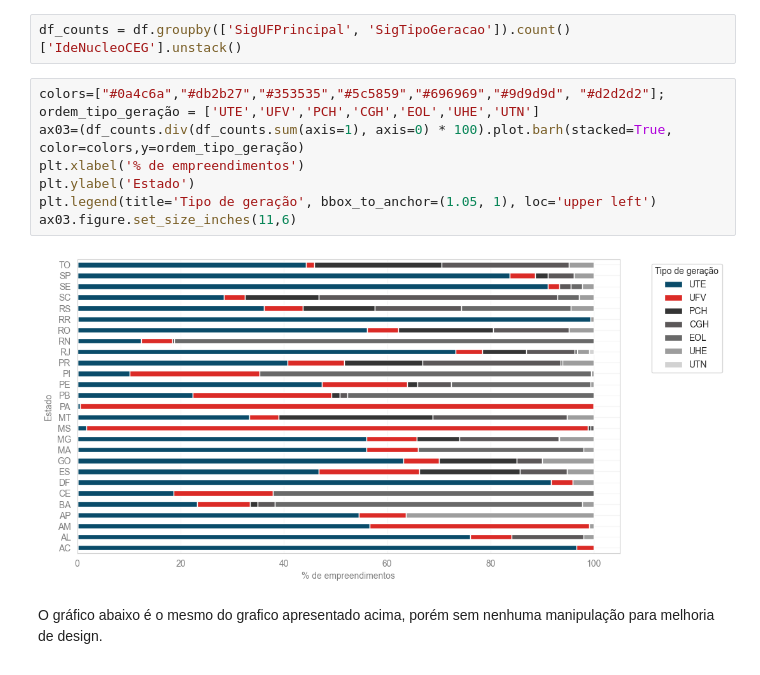
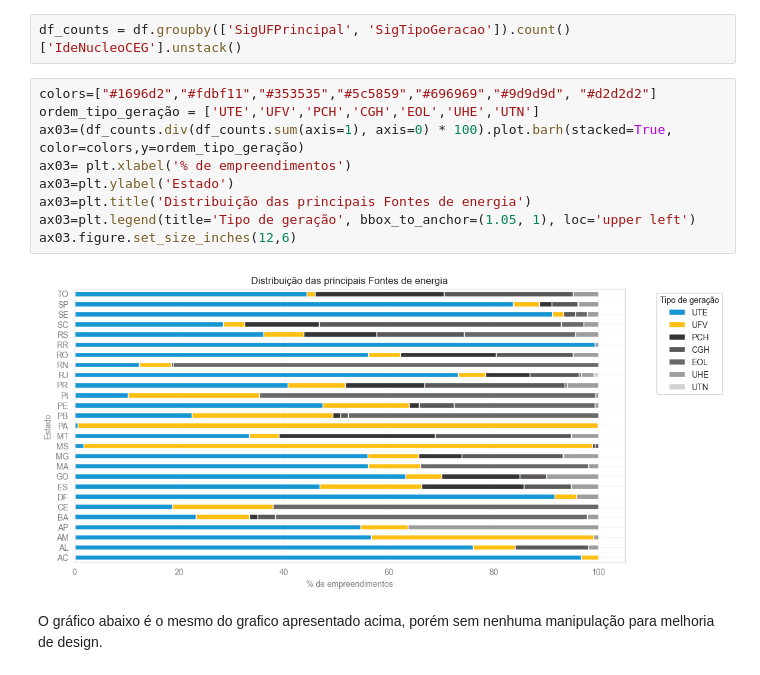
Before and after one commit to lpfnascimento/eda-brasilian-energy-matrix, a Jupyter notebook: TG-aneel-energia.ipynb, the cells around one changed output. Cells and saved outputs as stored; diff of their text form.

```diff
--- a/TG-aneel-energia.ipynb
+++ b/TG-aneel-energia.ipynb
@@ -375,15 +375,16 @@ Entendendo a distribuição de energia por estado
 # %%
 df_counts = df.groupby(['SigUFPrincipal', 'SigTipoGeracao']).count()['IdeNucleoCEG'].unstack()
 # %%
-colors=["#0a4c6a","#db2b27","#353535","#5c5859","#696969","#9d9d9d", "#d2d2d2"];
+colors=["#1696d2","#fdbf11","#353535","#5c5859","#696969","#9d9d9d", "#d2d2d2"]
 ordem_tipo_geração = ['UTE','UFV','PCH','CGH','EOL','UHE','UTN']
 ax03=(df_counts.div(df_counts.sum(axis=1), axis=0) * 100).plot.barh(stacked=True, color=colors,y=ordem_tipo_geração)
-plt.xlabel('% de empreendimentos')
-plt.ylabel('Estado')
-plt.legend(title='Tipo de geração', bbox_to_anchor=(1.05, 1), loc='upper left')
-ax03.figure.set_size_inches(11,6)
+ax03= plt.xlabel('% de empreendimentos')
+ax03=plt.ylabel('Estado')
+ax03=plt.title('Distribuição das principais Fontes de energia')
+ax03=plt.legend(title='Tipo de geração', bbox_to_anchor=(1.05, 1), loc='upper left')
+ax03.figure.set_size_inches(12,6)
 # %% [output]
-[figure, old version]
+[figure, new version]
 # %% [markdown]
 O gráfico abaixo é o mesmo do grafico apresentado acima, porém sem nenhuma manipulação para melhoria de design.
 # %%
```
Also changed, not shown: parts of 6 cells of this notebook.
